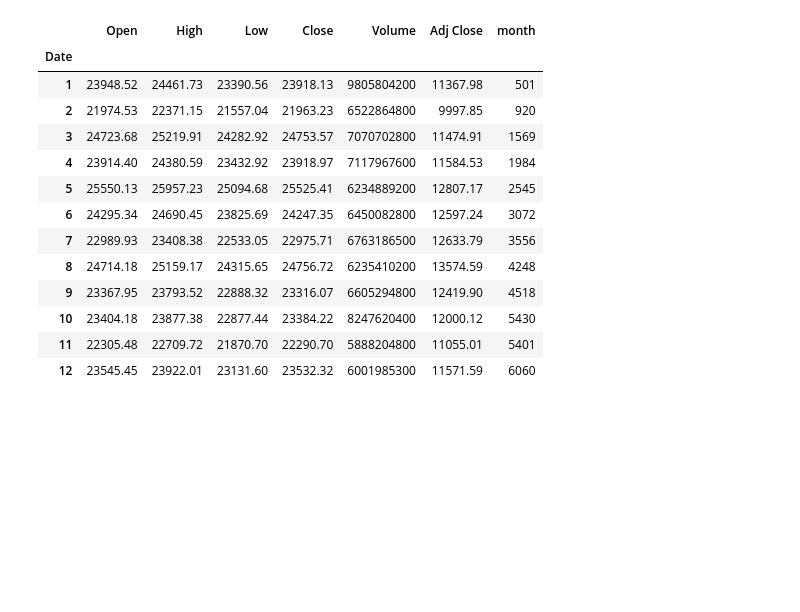
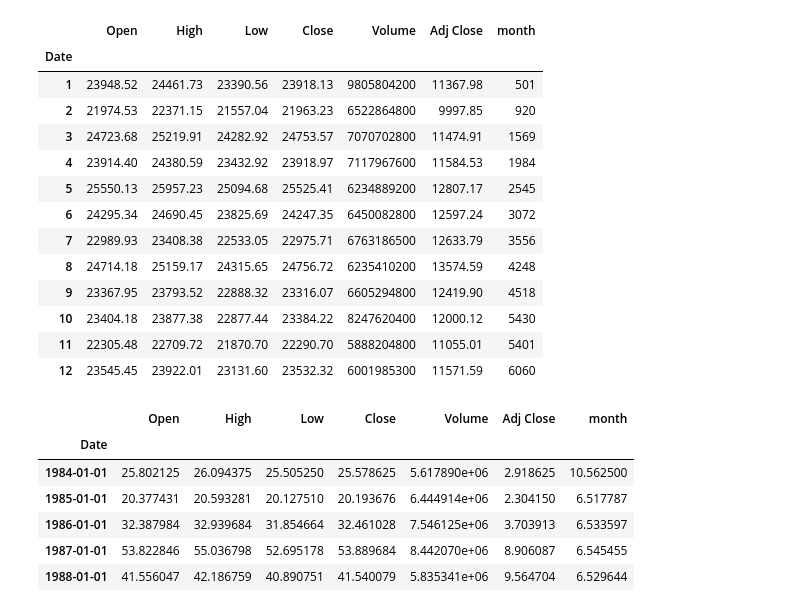
Before and after one commit to DongHwan-Park/KT_AIVLE_DX_CLASS, a Jupyter notebook: 시계열연습/시계열연습.ipynb, the cells around one changed output. Cells and saved outputs as stored; diff of their text form; code cells hidden in the pictures; blank space fills up the shorter version.

```diff
--- a/시계열연습/시계열연습.ipynb
+++ b/시계열연습/시계열연습.ipynb
@@ -118,3 +119,13 @@ df.groupby(df.index.month).sum()
 | 10 | 23404.18 | 23877.38 | 22877.44 | 23384.22 | 8247620400 | 12000.12 | 5430 |
 | 11 | 22305.48 | 22709.72 | 21870.70 | 22290.70 | 5888204800 | 11055.01 | 5401 |
 | 12 | 23545.45 | 23922.01 | 23131.60 | 23532.32 | 6001985300 | 11571.59 | 6060 |
+# %%
+df.resample(rule ='AS').mean().head()
+# %% [output]
+|  | Open | High | Low | Close | Volume | Adj Close | month |
+| Date |  |  |  |  |  |  |  |
+| 1984-01-01 | 25.802125 | 26.094375 | 25.505250 | 25.578625 | 5.617890e+06 | 2.918625 | 10.562500 |
+| 1985-01-01 | 20.377431 | 20.593281 | 20.127510 | 20.193676 | 6.444914e+06 | 2.304150 | 6.517787 |
+| 1986-01-01 | 32.387984 | 32.939684 | 31.854664 | 32.461028 | 7.546125e+06 | 3.703913 | 6.533597 |
+| 1987-01-01 | 53.822846 | 55.036798 | 52.695178 | 53.889684 | 8.442070e+06 | 8.906087 | 6.545455 |
+| 1988-01-01 | 41.556047 | 42.186759 | 40.890751 | 41.540079 | 5.835341e+06 | 9.564704 | 6.529644 |
```
Also changed, not shown: parts of 9 cells of this notebook, 34 other files.
